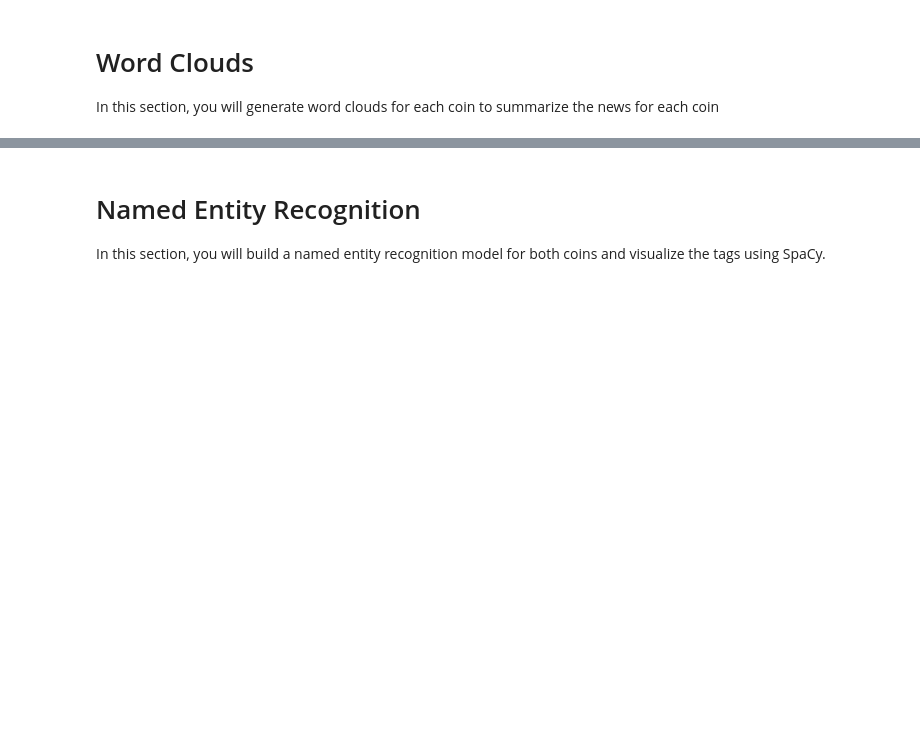
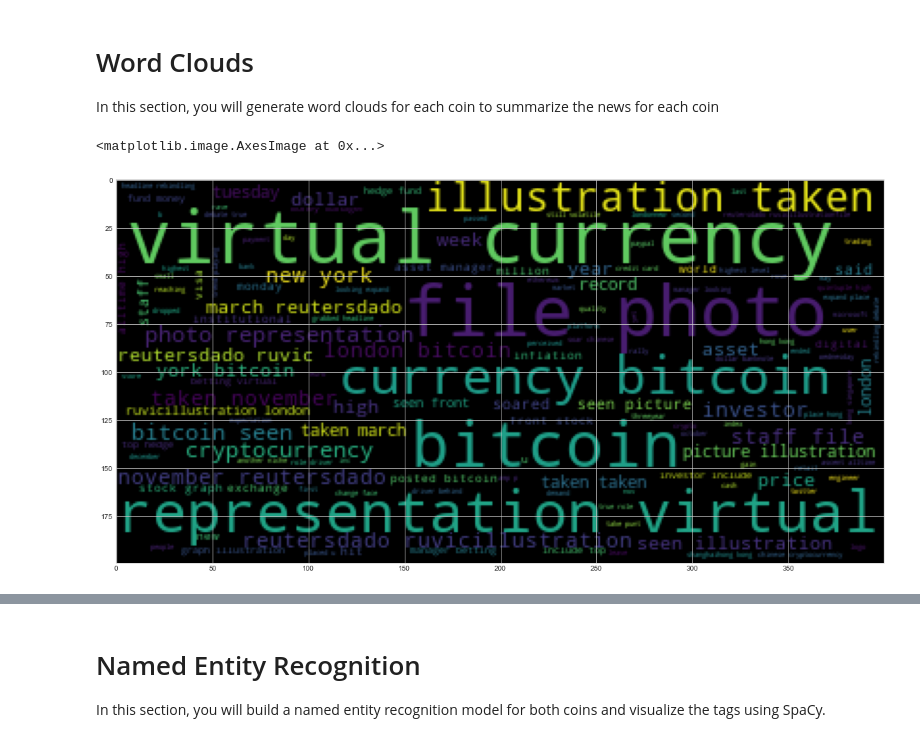
Before and after one commit to jackfazzone/12-NLP, a Jupyter notebook: Instructions/Starter_Code/crypto_sentiment.ipynb, the cells around one changed output, grey strips where cells are left out. Saved outputs shown, nothing was run; the diff lists cells and outputs as text; code cells hidden in the pictures; blank space fills up the shorter version.

Commit message:
word clouds done

```diff
--- a/Instructions/Starter_Code/crypto_sentiment.ipynb
+++ b/Instructions/Starter_Code/crypto_sentiment.ipynb
@@ -370,0 +344,15 @@ mpl.rcParams['figure.figsize'] = [20.0, 10.0]
+# %%
+# Generate the Bitcoin word cloud
+big_string = ""
+for token_list in btc_df.tokens:
+    for token in token_list:
+        big_string = " ".join((big_string,token))
+
+processed = tokenizer(big_string)
+
+elements = [word.lower().replace(' ', '_') for word in processed]
+wc = WordCloud().generate(' '.join(elements))
+plt.imshow(wc)
+# %% [output]
+<matplotlib.image.AxesImage at 0x...>
+[figure, added]
```
Also changed, not shown: parts of 13 cells of this notebook.
